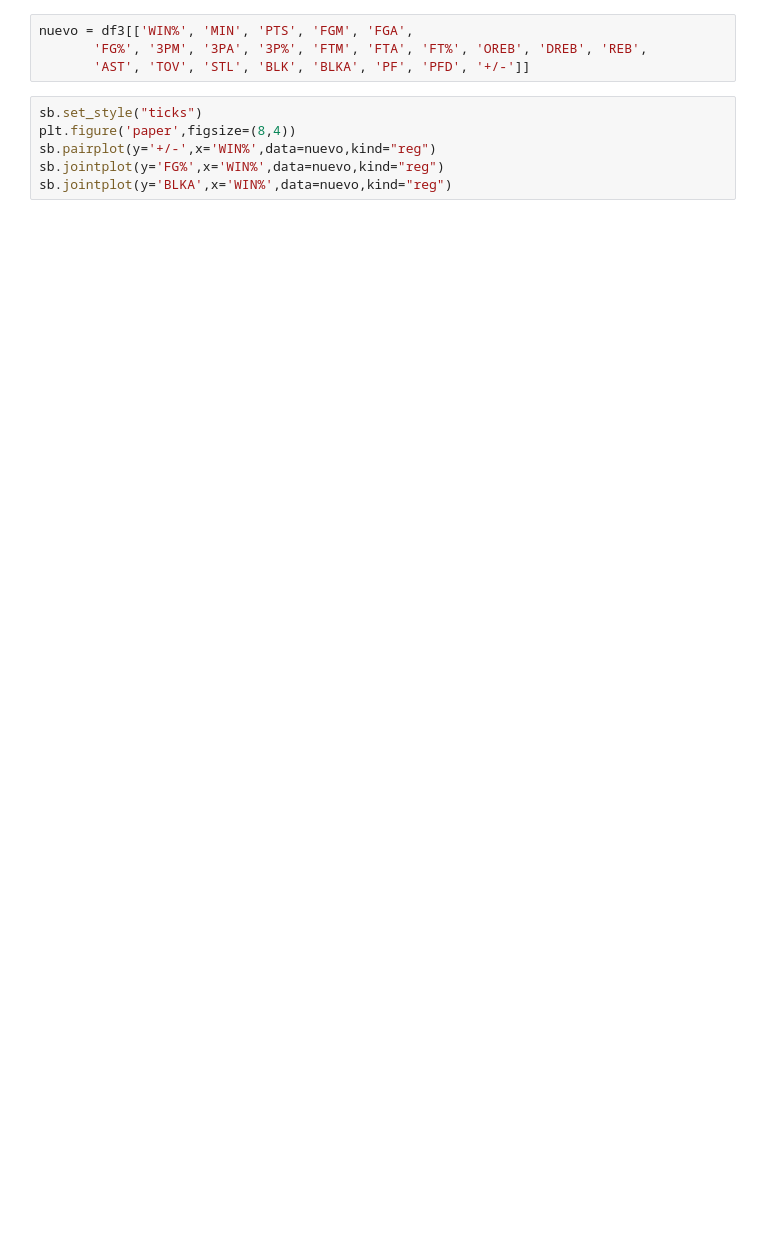
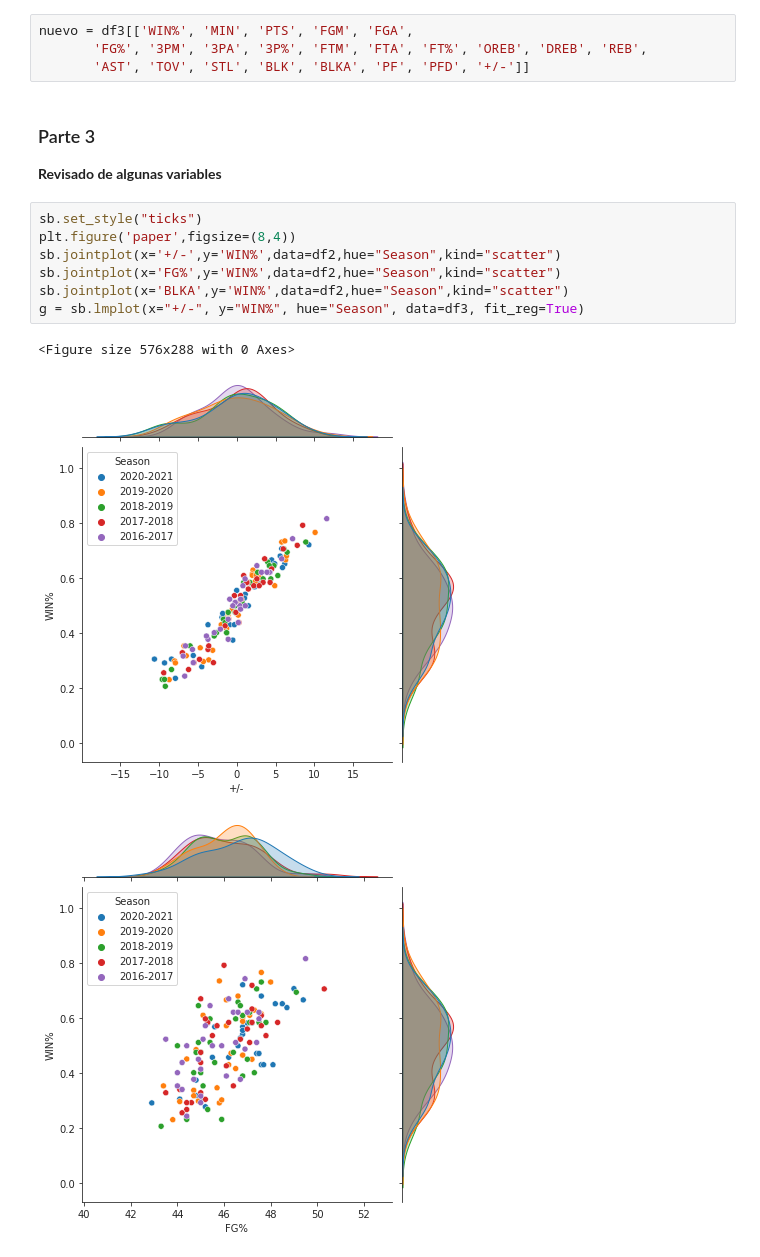
Before and after one commit to ivanjimenez/nba_stats, a Jupyter notebook: prueba.ipynb, the cells around one changed output. Cells and saved outputs as stored; diff of their text form; blank space fills up the shorter version.

```diff
--- a/prueba.ipynb
+++ b/prueba.ipynb
@@ -146,9 +191,18 @@ sb.pairplot(df3, x_vars=['FTM', 'FTA', 'FT%', 'OREB', 'DREB', 'REB'], y_vars=["W
 nuevo = df3[['WIN%', 'MIN', 'PTS', 'FGM', 'FGA',
        'FG%', '3PM', '3PA', '3P%', 'FTM', 'FTA', 'FT%', 'OREB', 'DREB', 'REB',
        'AST', 'TOV', 'STL', 'BLK', 'BLKA', 'PF', 'PFD', '+/-']]
+# %% [markdown]
+### Parte 3
+
+**Revisado de algunas variables**
 # %%
 sb.set_style("ticks")
 plt.figure('paper',figsize=(8,4))
-sb.pairplot(y='+/-',x='WIN%',data=nuevo,kind="reg")
-sb.jointplot(y='FG%',x='WIN%',data=nuevo,kind="reg")
-sb.jointplot(y='BLKA',x='WIN%',data=nuevo,kind="reg")
+sb.jointplot(x='+/-',y='WIN%',data=df2,hue="Season",kind="scatter")
+sb.jointplot(x='FG%',y='WIN%',data=df2,hue="Season",kind="scatter")
+sb.jointplot(x='BLKA',y='WIN%',data=df2,hue="Season",kind="scatter")
+g = sb.lmplot(x="+/-", y="WIN%", hue="Season", data=df3, fit_reg=True)
+# %% [output]
+<Figure size 576x288 with 0 Axes>
+[figure, added]
+[figure, added]
```
Also changed, not shown: parts of 13 cells of this notebook.
